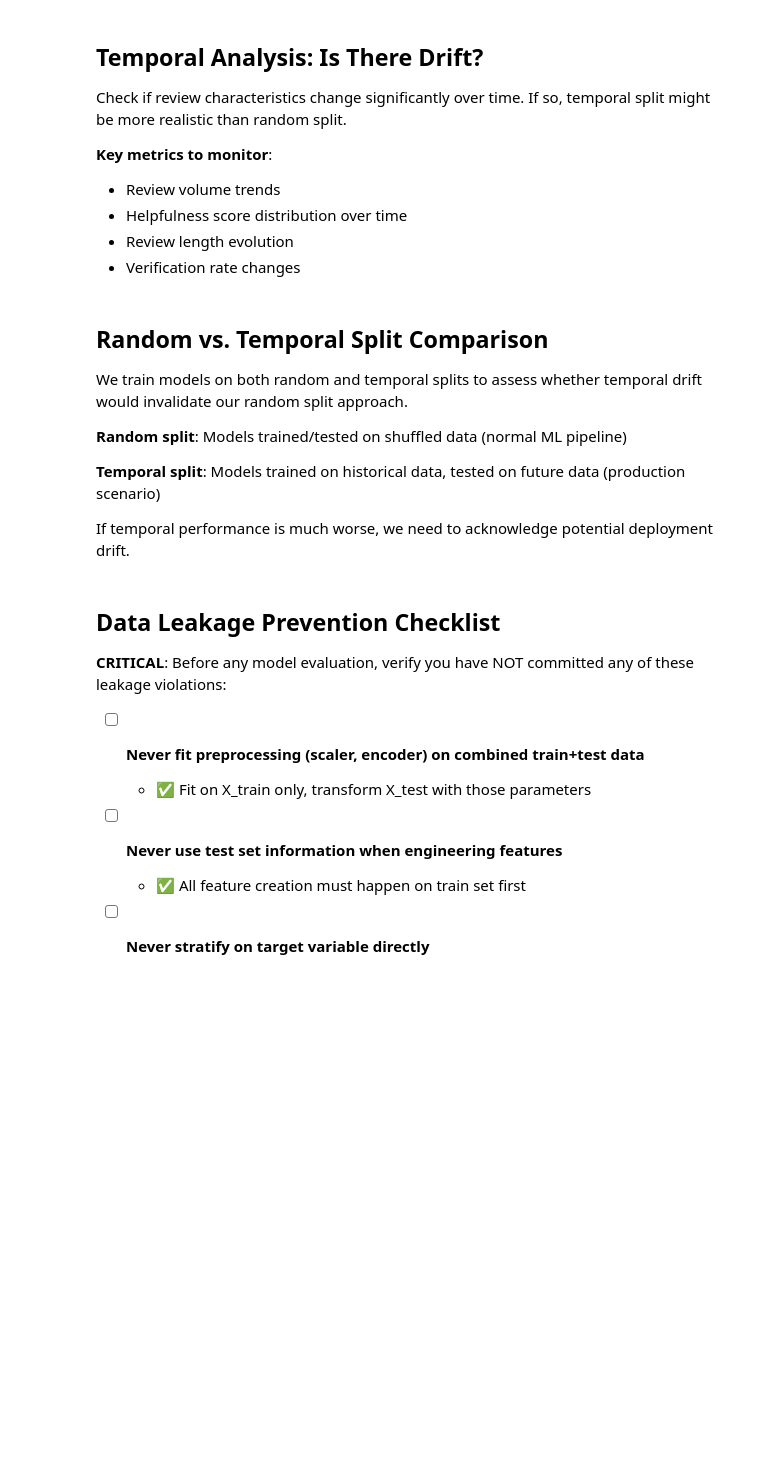
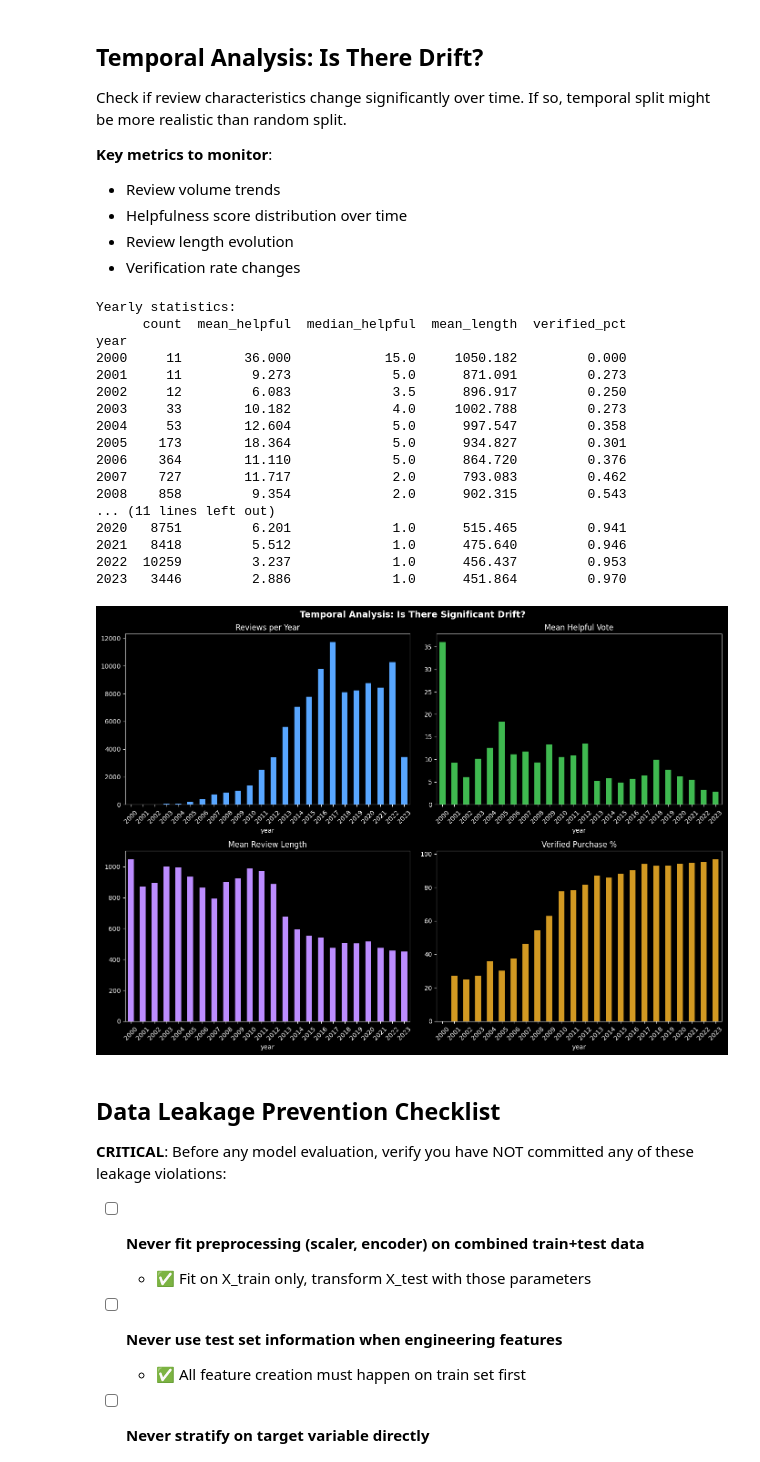
Before and after one commit to Sana-Shikalgar/amazon-review-nlp, a Jupyter notebook: notebook/train_test_split_protocol.ipynb, the cells around one changed output. Cells and saved outputs as stored; diff of their text form; code cells hidden in the pictures; blank space fills up the shorter version.

```diff
--- a/notebook/train_test_split_protocol.ipynb
+++ b/notebook/train_test_split_protocol.ipynb
@@ -15,7 +10,6 @@ import warnings
 warnings.filterwarnings('ignore')
 plt.style.use('dark_background')
 # %%
-df = pd.read_parquet('data/processed/s03_filter.parquet')
+df = pd.read_parquet('../data/processed/s03_filter.parquet')
 print(f"Dataset: {df.shape[0]:,} records x {df.shape[1]} columns")
-print(f"Timestamp range: {df['timestamp'].min()} to {df['timestamp'].max()}")
 print(f"\nRating distribution:\n{df['rating'].value_counts().sort_index()}")
@@ -87,35 +75,47 @@ Check if review characteristics change significantly over time. If so, temporal
 - Review length evolution
 - Verification rate changes
 # %%
-df['year'] = df['timestamp'].dt.year
+# s03_filter.parquet has no absolute timestamp - reconstruct year from days_since_first_review,
+# whose reference date is clean_reviews.parquet's timestamp.min() (the same anchor 02_feature_engineering.ipynb used)
+FIRST_REVIEW_DATE = pd.Timestamp("1996-11-18 16:58:00")
+df['year'] = (FIRST_REVIEW_DATE + pd.to_timedelta(df['days_since_first_review'], unit='D')).dt.year
 yearly = df.groupby('year').agg(
     count=('helpful_vote', 'size'),
     mean_helpful=('helpful_vote', 'mean'),
     median_helpful=('helpful_vote', 'median'),
     mean_length=('review_length', 'mean'),
     verified_pct=('is_verified', 'mean')
 ).round(3)
 
 print("Yearly statistics:")
 print(yearly.to_string())
 
 fig, axes = plt.subplots(2, 2, figsize=(14, 10))
 yearly['count'].plot(kind='bar', ax=axes[0,0], color='#58A6FF', title='Reviews per Year')
 yearly['mean_helpful'].plot(kind='bar', ax=axes[0,1], color='#3FB950', title='Mean Helpful Vote')
 yearly['mean_length'].plot(kind='bar', ax=axes[1,0], color='#BC8CFF', title='Mean Review Length')
 (yearly['verified_pct']*100).plot(kind='bar', ax=axes[1,1], color='#D29922', title='Verified Purchase %')
 for ax in axes.flat:
     ax.tick_params(axis='x', rotation=45)
 plt.suptitle('Temporal Analysis: Is There Significant Drift?', fontsize=14, fontweight='bold')
 plt.tight_layout()
 plt.show()
+# %% [output]
+Yearly statistics:
+      count  mean_helpful  median_helpful  mean_length  verified_pct
+year
+2000     11        36.000            15.0     1050.182         0.000
+2001     11         9.273             5.0      871.091         0.273
+2002     12         6.083             3.5      896.917         0.250
+2003     33        10.182             4.0     1002.788         0.273
+2004     53        12.604             5.0      997.547         0.358
+2005    173        18.364             5.0      934.827         0.301
+2006    364        11.110             5.0      864.720         0.376
+2007    727        11.717             2.0      793.083         0.462
+2008    858         9.354             2.0      902.315         0.543
+... (11 lines left out)
+2020   8751         6.201             1.0      515.465         0.941
+2021   8418         5.512             1.0      475.640         0.946
+2022  10259         3.237             1.0      456.437         0.953
+2023   3446         2.886             1.0      451.864         0.970
+[figure, added]
-# %% [markdown]
-## Random vs. Temporal Split Comparison
-
-We train models on both random and temporal splits to assess whether temporal drift would invalidate our random split approach.
-
-**Random split**: Models trained/tested on shuffled data (normal ML pipeline)
-
-**Temporal split**: Models trained on historical data, tested on future data (production scenario)
-
-If temporal performance is much worse, we need to acknowledge potential deployment drift.
```
Also changed, not shown: parts of 7 cells of this notebook, 3 other files.
